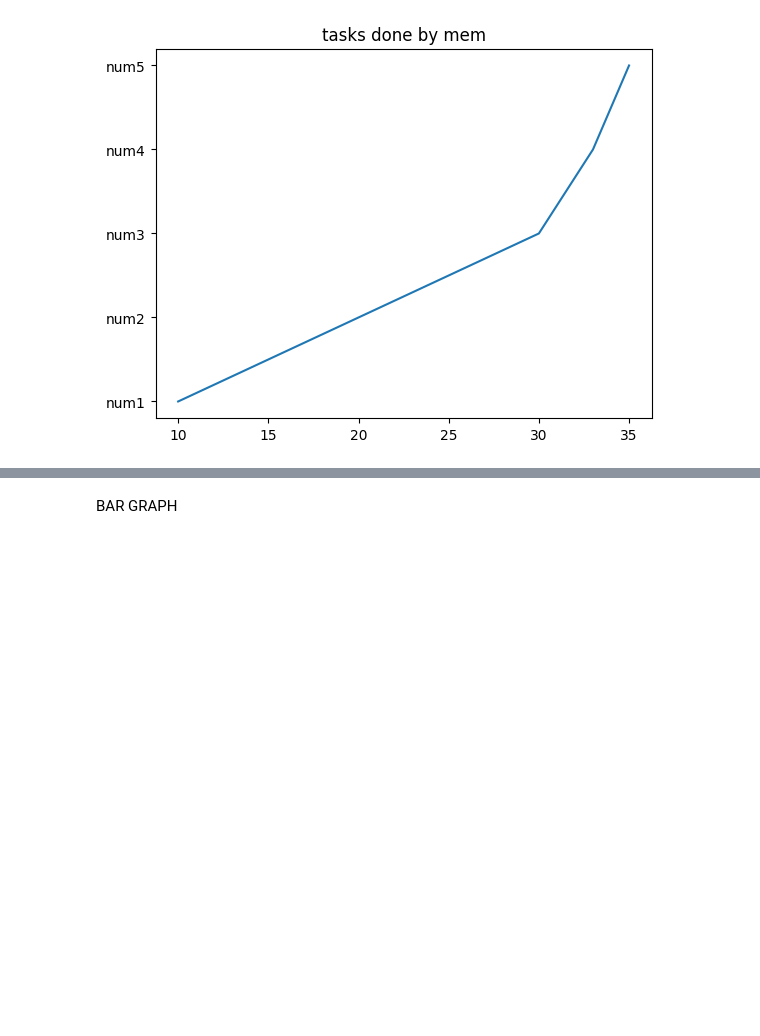
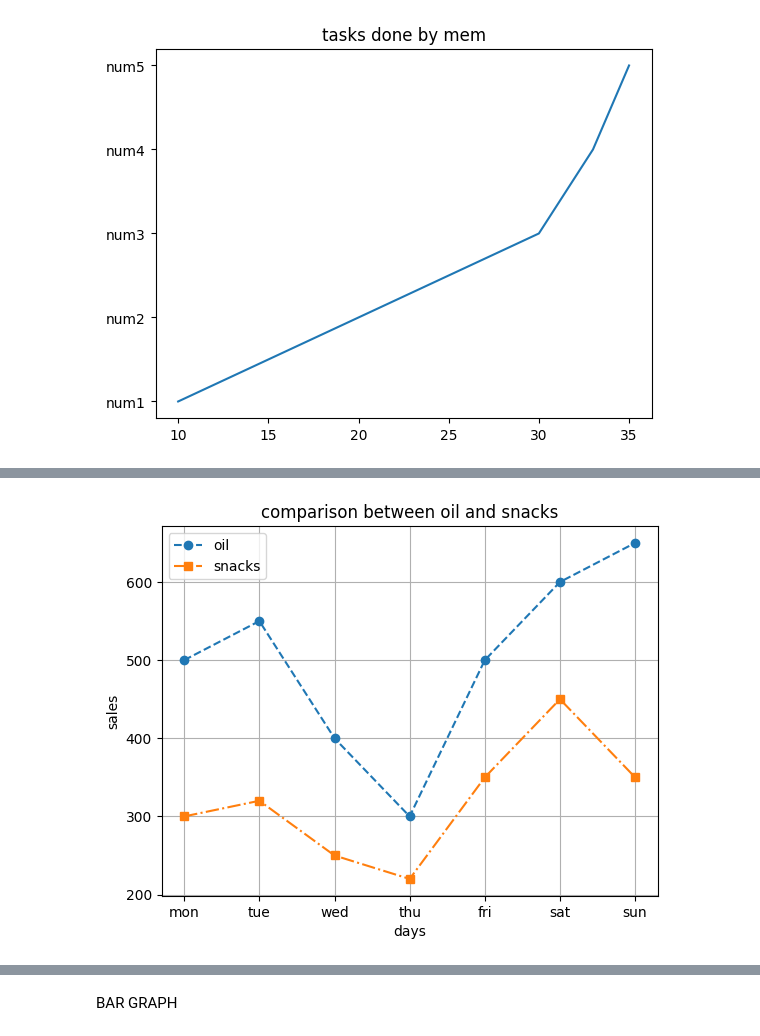
Before and after one commit to yash144-code/daily-python-work, a Jupyter notebook: data_science.ipynb, the cells around one changed output, grey strips where cells are left out. Saved outputs shown, nothing was run; the diff lists cells and outputs as text; code cells hidden in the pictures; blank space fills up the shorter version.

```diff
--- a/data_science.ipynb
+++ b/data_science.ipynb
@@ -1689,0 +2087,16 @@ plt.show()
+# %%
+import matplotlib.pyplot as plt
+days = ["mon","tue",'wed','thu','fri','sat','sun']
+p1 = [500,550,400,300,500,600,650]
+p2 = [300,320,250,220,350,450,350]
+
+plt.plot(days,p1, label = "oil",marker ="o",linestyle = '--')
+plt.plot(days,p2, label = "snacks",marker ="s",linestyle = '-.')
+plt.xlabel("days")
+plt.ylabel("sales")
+plt.title("comparison between oil and snacks")
+plt.legend()
+plt.grid(True)
+plt.show()
+# %% [output]
+[figure, added]
```
Also changed, not shown: parts of 36 cells of this notebook.
